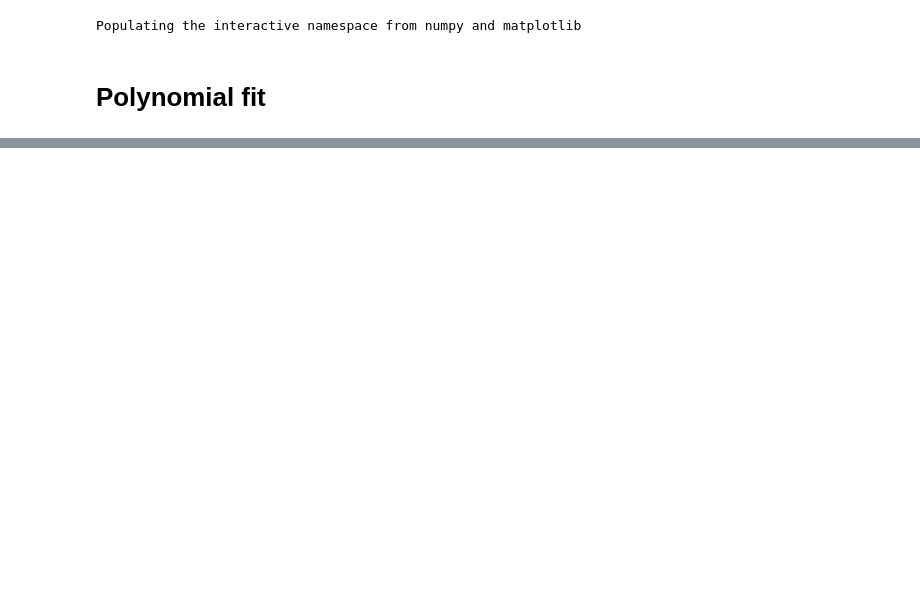
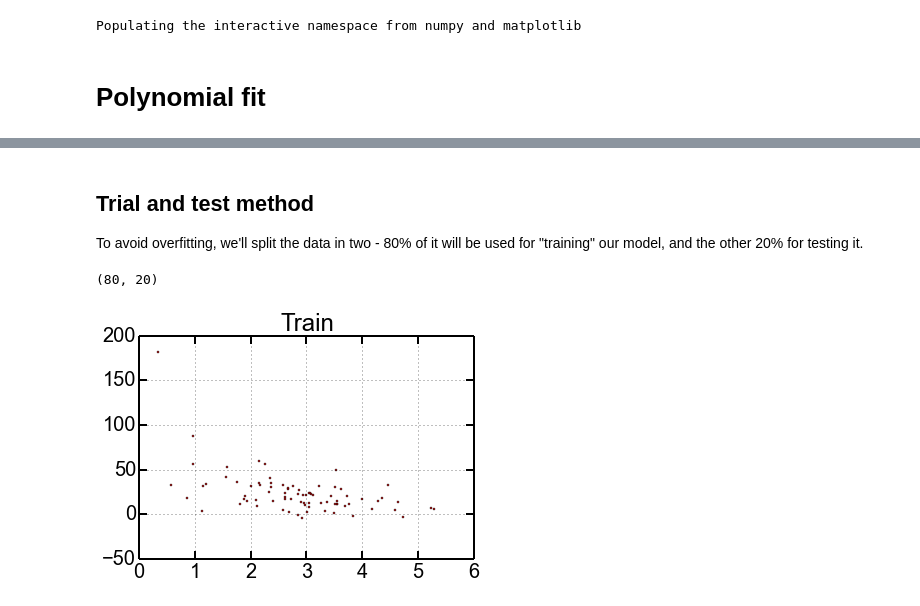
Before and after one commit to OrielBanne/myIPythonNotebooks, a Jupyter notebook: Optimization/Polynomial regression.ipynb, the cells around one changed output, grey strips where cells are left out. Drawn from its saved outputs; the diff is of its cells as text; code cells hidden in the pictures; blank space fills up the shorter version.

```diff
--- a/Optimization/Polynomial regression.ipynb
+++ b/Optimization/Polynomial regression.ipynb
@@ -47,0 +52,16 @@ Pol. deg 9 -> 0.883026
+# %% [markdown]
+<H2>Trial and test method</H2>
+To avoid overfitting, we'll split the data in two - 80% of it will be used for "training" our model, and the other 20% for testing it.
+# %%
+#we'll select 80% of the data to train
+xtrain = xdata[:80]
+ytrain = ydata[:80]
+
+xtest = xdata[80:]
+ytest = ydata[80:]
+print(len(xtrain),len(xtest))
+plt.plot(xtrain, ytrain, 'ro', ms=2)
+plt.title('Train');
+# %% [output]
+(80, 20)
+[figure, added]
```
Also changed, not shown: parts of 16 cells of this notebook.
